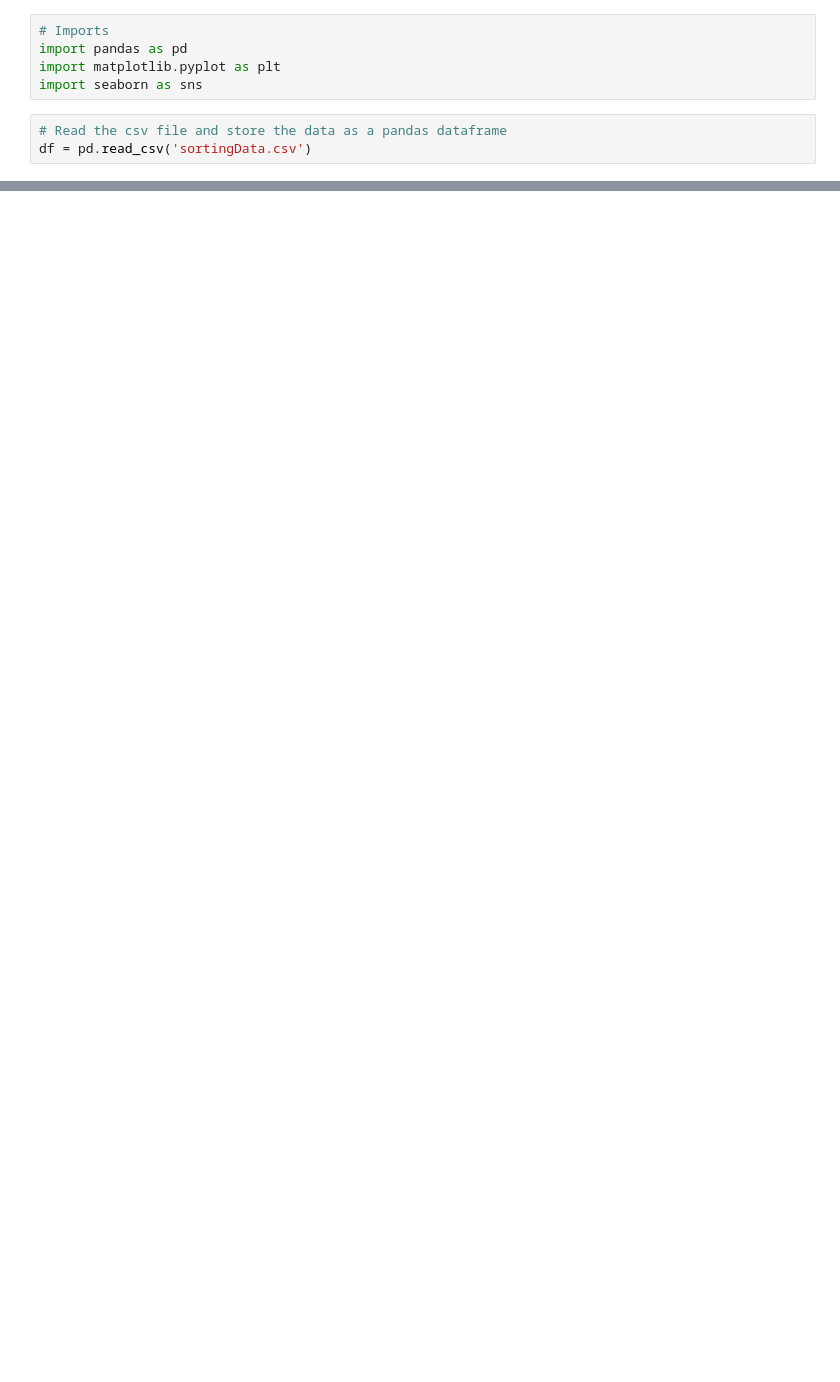
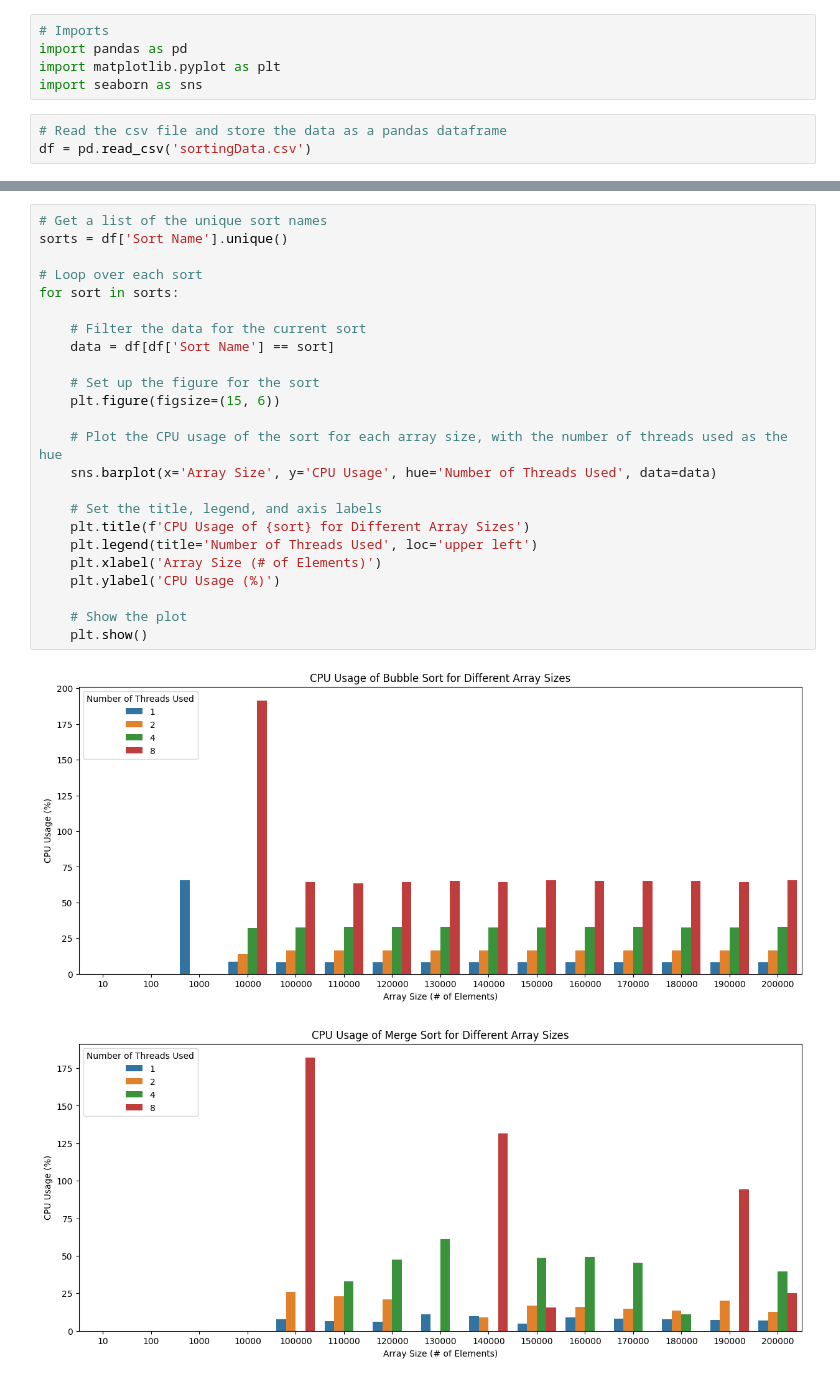
Before and after one commit to rikimbili/multithreaded-sorting-algorithms, a Jupyter notebook: sortingDataAnalysis.ipynb, the cells around one changed output, grey strips where cells are left out. Drawn from its saved outputs; the diff is of its cells as text; blank space fills up the shorter version.

```diff
--- a/sortingDataAnalysis.ipynb
+++ b/sortingDataAnalysis.ipynb
@@ -43,0 +42,27 @@ for sort in sorts:
+# %%
+# Get a list of the unique sort names
+sorts = df['Sort Name'].unique()
+
+# Loop over each sort
+for sort in sorts:
+
+    # Filter the data for the current sort
+    data = df[df['Sort Name'] == sort]
+
+    # Set up the figure for the sort
+    plt.figure(figsize=(15, 6))
+
+    # Plot the CPU usage of the sort for each array size, with the number of threads used as the hue
+    sns.barplot(x='Array Size', y='CPU Usage', hue='Number of Threads Used', data=data)
+
+    # Set the title, legend, and axis labels
+    plt.title(f'CPU Usage of {sort} for Different Array Sizes')
+    plt.legend(title='Number of Threads Used', loc='upper left')
+    plt.xlabel('Array Size (# of Elements)')
+    plt.ylabel('CPU Usage (%)')
+
+    # Show the plot
+    plt.show()
+# %% [output]
+[figure, added]
+[figure, added]
```
Also changed, not shown: parts of 2 cells of this notebook, 2 other files.
